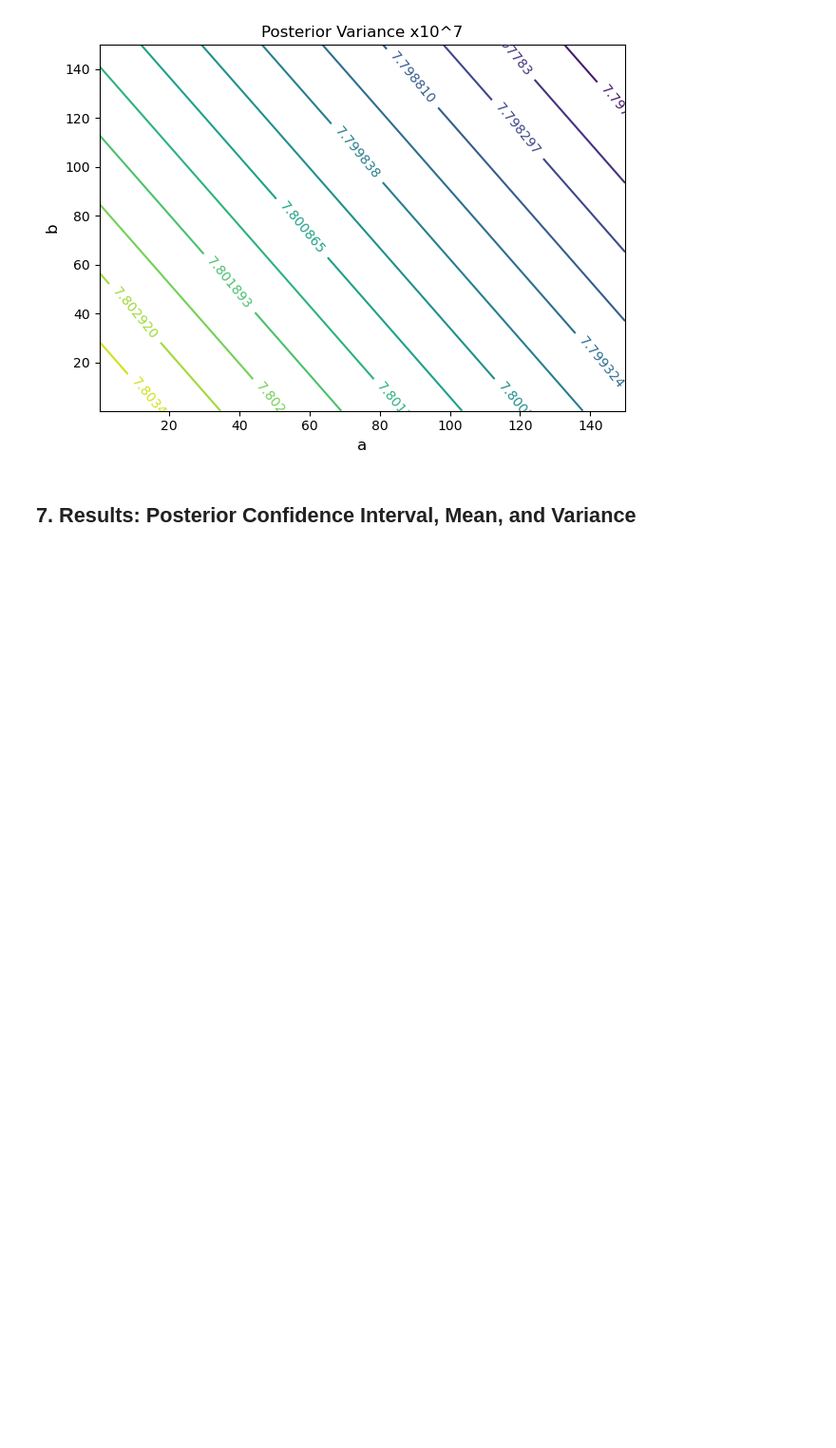
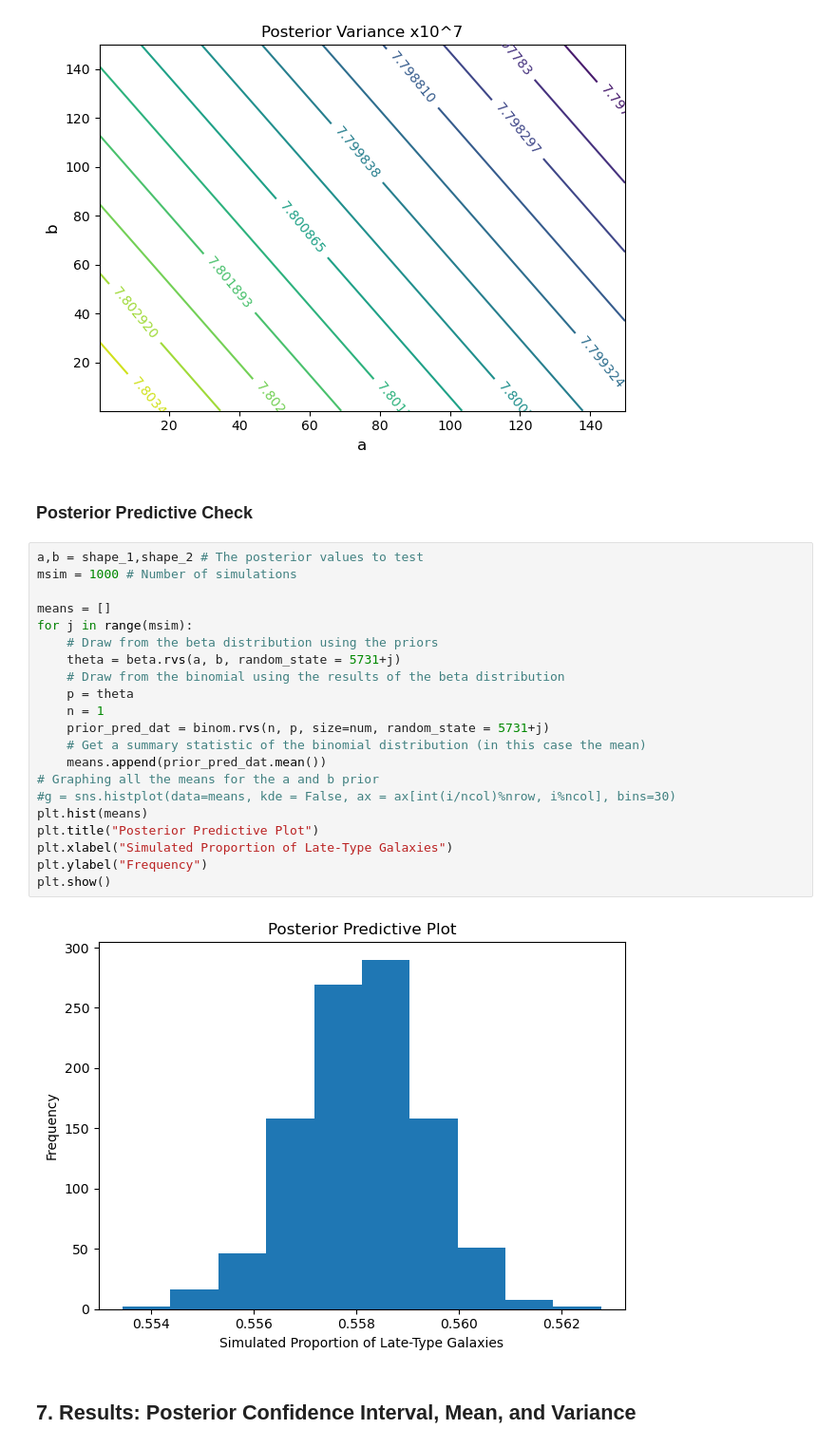
Before and after one commit to wallysands/AST5731_PROJ1, a Jupyter notebook: Project1.ipynb, the cells around one changed output. Shown at 95% size. Drawn from its saved outputs; the diff is of its cells as text; blank space fills up the shorter version.

Commit message:
Added posterior predictive check

```diff
--- a/Project1.ipynb
+++ b/Project1.ipynb
@@ -242,6 +246,31 @@ plt.show()
 # %% [output]
 [figure]
 [figure]
+# %% [markdown]
+### Posterior Predictive Check
+# %%
+a,b = shape_1,shape_2 # The posterior values to test
+msim = 1000 # Number of simulations
+
+means = []
+for j in range(msim):
+    # Draw from the beta distribution using the priors
+    theta = beta.rvs(a, b, random_state = 5731+j)
+    # Draw from the binomial using the results of the beta distribution
+    p = theta
+    n = 1
+    prior_pred_dat = binom.rvs(n, p, size=num, random_state = 5731+j)
+    # Get a summary statistic of the binomial distribution (in this case the mean)
+    means.append(prior_pred_dat.mean())
+# Graphing all the means for the a and b prior
+#g = sns.histplot(data=means, kde = False, ax = ax[int(i/ncol)%nrow, i%ncol], bins=30)
+plt.hist(means)
+plt.title("Posterior Predictive Plot")
+plt.xlabel("Simulated Proportion of Late-Type Galaxies")
+plt.ylabel("Frequency")
+plt.show()
+# %% [output]
+[figure, added]
 # %% [markdown]
 ## 7. Results: Posterior Confidence Interval, Mean, and Variance
 # %% [markdown]
```
Also changed, not shown: parts of 2 cells of this notebook.
